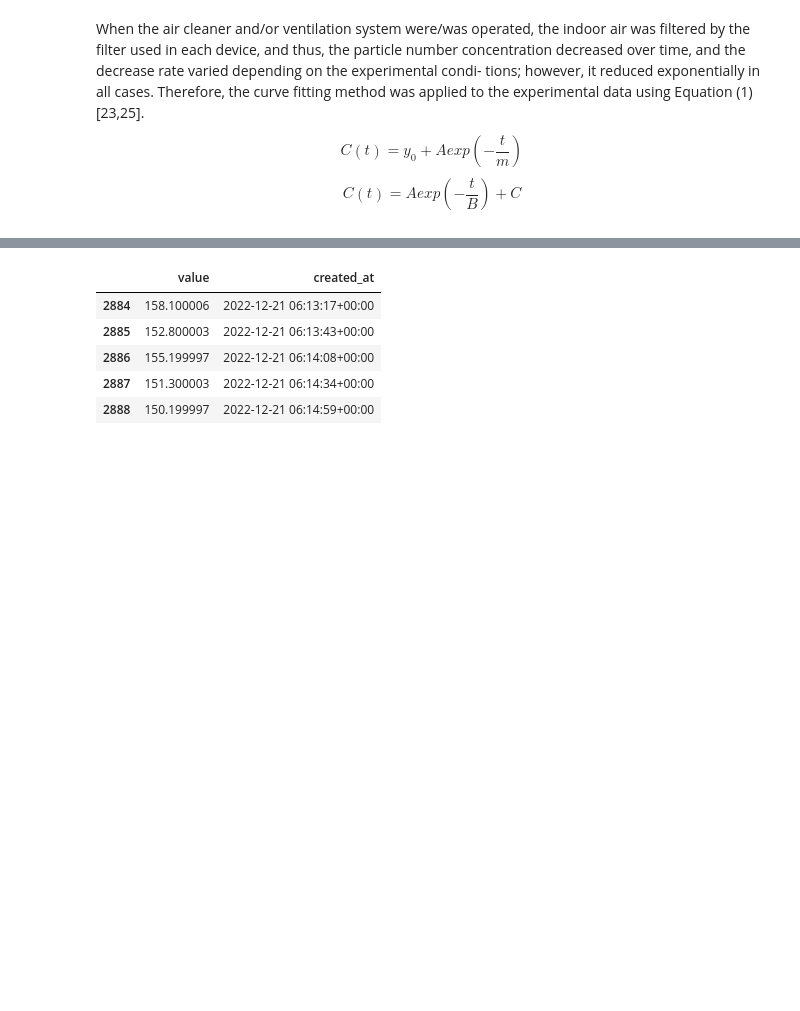
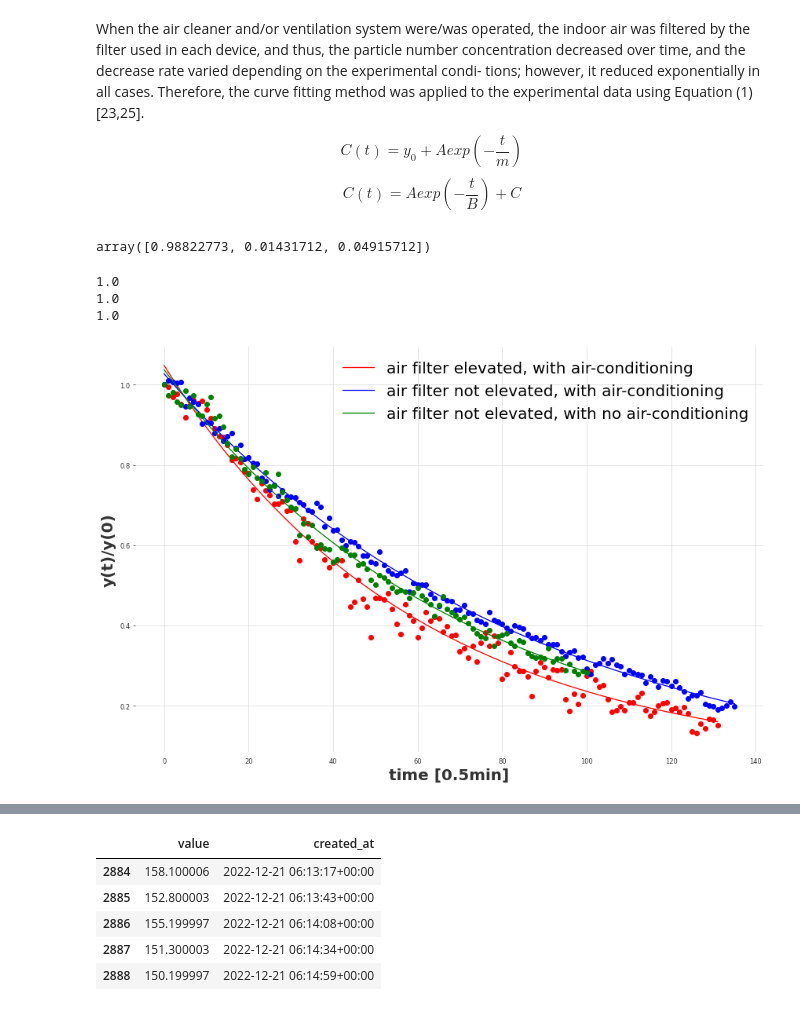
Before and after one commit to yuyouyou032/ph11, a Jupyter notebook: data/analysis.ipynb, the cells around one changed output, grey strips where cells are left out. Drawn from its saved outputs; the diff is of its cells as text; code cells hidden in the pictures; blank space fills up the shorter version.

```diff
--- a/data/analysis.ipynb
+++ b/data/analysis.ipynb
@@ -419,6 +435,10 @@ was applied to the experimental data using Equation (1) [23,25].
 
 $$C(t) = y_0 + A exp(-\frac{t}{m})$$
 $$C(t) = A exp(-\frac{t}{B})+C$$
+# %%
+popt3
+# %% [output]
+array([0.98822773, 0.01431712, 0.04915712])
 # %%
 def func(x, a, b, c):
     return a * np.exp(-b * x) + c
@@ -449,3 +469,72 @@ def produce_best_fit(dataset, func):
 
 
     return popt, pcov
+# %%
+data = exp4_pm10_posB.set_index('created_at')
+data = data.resample('0.5T').mean()
+data['time_col'] = data.index
+data['time_col'] = data.time_col.dt.tz_localize(None)
+
+
+
+
+data2 = exp2_pm10_posB.set_index('created_at')
+data2 = data2.resample('0.5T').mean()
+data2['time_col'] = data2.index
+data2['time_col'] = data2.time_col.dt.tz_localize(None)
+
+
+
+
+data3 = exp5_pm10_posB.set_index('created_at')
+data3 = data3.resample('0.5T').mean()
+data3['time_col'] = data3.index
+data3['time_col'] = data3.time_col.dt.tz_localize(None)
+
+x=np.array(range(len(data.value)))
+y=data.value/data.value[0]
+print(y[0])
+
+x2=np.array(range(len(data2.value)))
+y2=data2.value/data2.value[0]
+print(y2[0])
+
+x3=np.array(range(len(data3.value)))
+y3=data3.value/data3.value[0]
+print(y3[0])
+
+
+
+
+
+from scipy.optimize import curve_fit
+popt, pcov = curve_fit(func, x, y)
+
+popt2, pcov2 = curve_fit(func, x2, y2)
+
+popt3, pcov3 = curve_fit(func, x3, y3)
+
+
+fig = plt.figure(figsize=(12,8))
+
+
+plt.plot(x, y, 'ro')
+plt.plot(x, func(x, *popt), 'r-', label="air filter elevated, with air-conditioning")
+
+plt.plot(x2, y2, 'bo')
+plt.plot(x2, func(x2, *popt2), 'b-', label="air filter not elevated, with air-conditioning")
+
+plt.plot(x3, y3, 'go')
+plt.plot(x3, func(x3, *popt3), 'g-', label="air filter not elevated, with no air-conditioning")
+
+plt.legend(prop={'size': 20})
+plt.xlabel("time [0.5min]", fontdict = {'fontsize' : 20})
+plt.ylabel("y(t)/y(0)", fontdict = {'fontsize' : 20})
+
+plt.show()
+fig.savefig("hello")
+# %% [output]
+1.0
+1.0
+1.0
+[figure, added]
```
Also changed, not shown: parts of 37 cells of this notebook, 10 other files.
